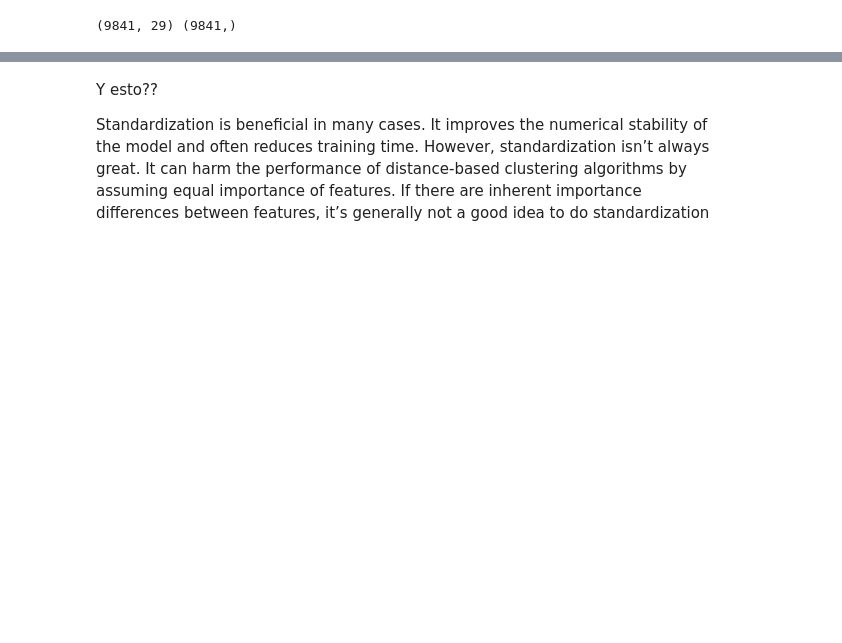
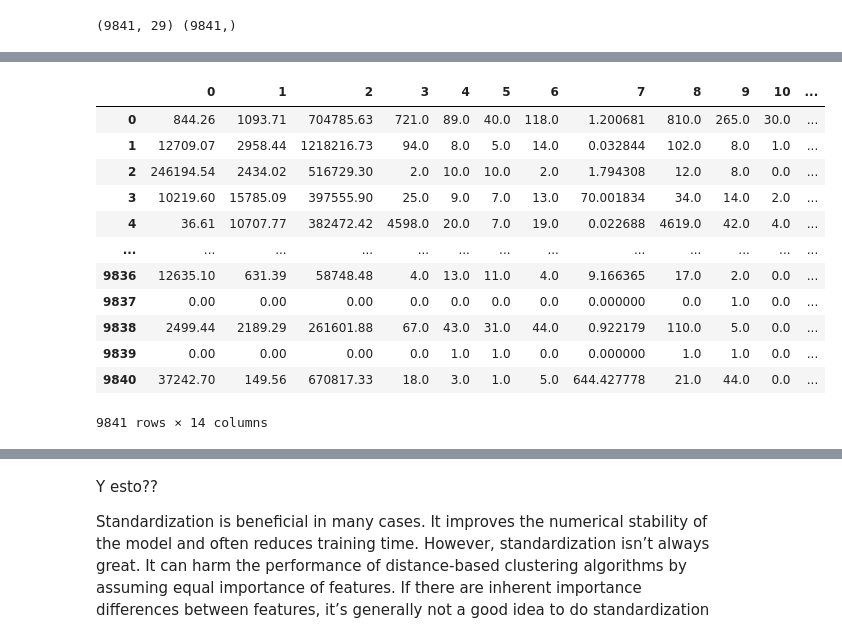
Before and after one commit to andres-troiano/Fraud-Detection, a Jupyter notebook: Fraud Detection.ipynb, the cells around one changed output, grey strips where cells are left out. Cells and saved outputs as stored; diff of their text form; code cells hidden in the pictures; blank space fills up the shorter version.

```diff
--- a/Fraud Detection.ipynb
+++ b/Fraud Detection.ipynb
@@ -263,3 +319,19 @@ print(X.shape, y.shape)
+# %%
+X
+# %% [output]
+|  | 0 | 1 | 2 | 3 | 4 | 5 | 6 | 7 | 8 | 9 | 10 | ... |
+| 0 | 844.26 | 1093.71 | 704785.63 | 721.0 | 89.0 | 40.0 | 118.0 | 1.200681 | 810.0 | 265.0 | 30.0 | ... |
+| 1 | 12709.07 | 2958.44 | 1218216.73 | 94.0 | 8.0 | 5.0 | 14.0 | 0.032844 | 102.0 | 8.0 | 1.0 | ... |
+| 2 | 246194.54 | 2434.02 | 516729.30 | 2.0 | 10.0 | 10.0 | 2.0 | 1.794308 | 12.0 | 8.0 | 0.0 | ... |
+| 3 | 10219.60 | 15785.09 | 397555.90 | 25.0 | 9.0 | 7.0 | 13.0 | 70.001834 | 34.0 | 14.0 | 2.0 | ... |
+| 4 | 36.61 | 10707.77 | 382472.42 | 4598.0 | 20.0 | 7.0 | 19.0 | 0.022688 | 4619.0 | 42.0 | 4.0 | ... |
+| ... | ... | ... | ... | ... | ... | ... | ... | ... | ... | ... | ... | ... |
+| 9836 | 12635.10 | 631.39 | 58748.48 | 4.0 | 13.0 | 11.0 | 4.0 | 9.166365 | 17.0 | 2.0 | 0.0 | ... |
+| 9837 | 0.00 | 0.00 | 0.00 | 0.0 | 0.0 | 0.0 | 0.0 | 0.000000 | 0.0 | 1.0 | 0.0 | ... |
+| 9838 | 2499.44 | 2189.29 | 261601.88 | 67.0 | 43.0 | 31.0 | 44.0 | 0.922179 | 110.0 | 5.0 | 0.0 | ... |
+| 9839 | 0.00 | 0.00 | 0.00 | 0.0 | 1.0 | 1.0 | 0.0 | 0.000000 | 1.0 | 1.0 | 0.0 | ... |
+| 9840 | 37242.70 | 149.56 | 670817.33 | 18.0 | 3.0 | 1.0 | 5.0 | 644.427778 | 21.0 | 44.0 | 0.0 | ... |
+9841 rows × 14 columns
 # %%
 # Split into training (80%) and testing set (20%)
 X_train, X_test, y_train, y_test = train_test_split(X, y, test_size = 0.2, random_state = 123)
```
Also changed, not shown: parts of 10 cells of this notebook.
